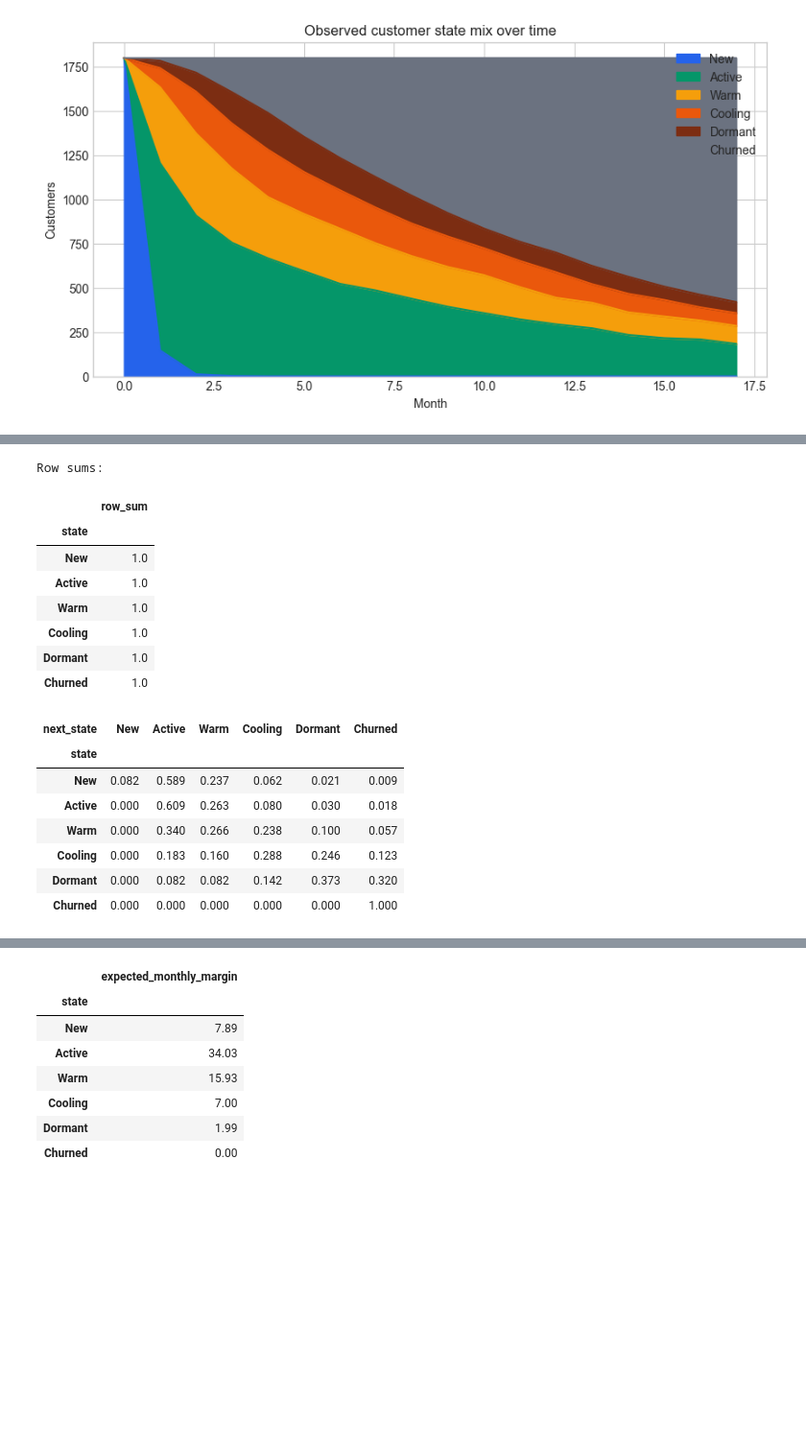
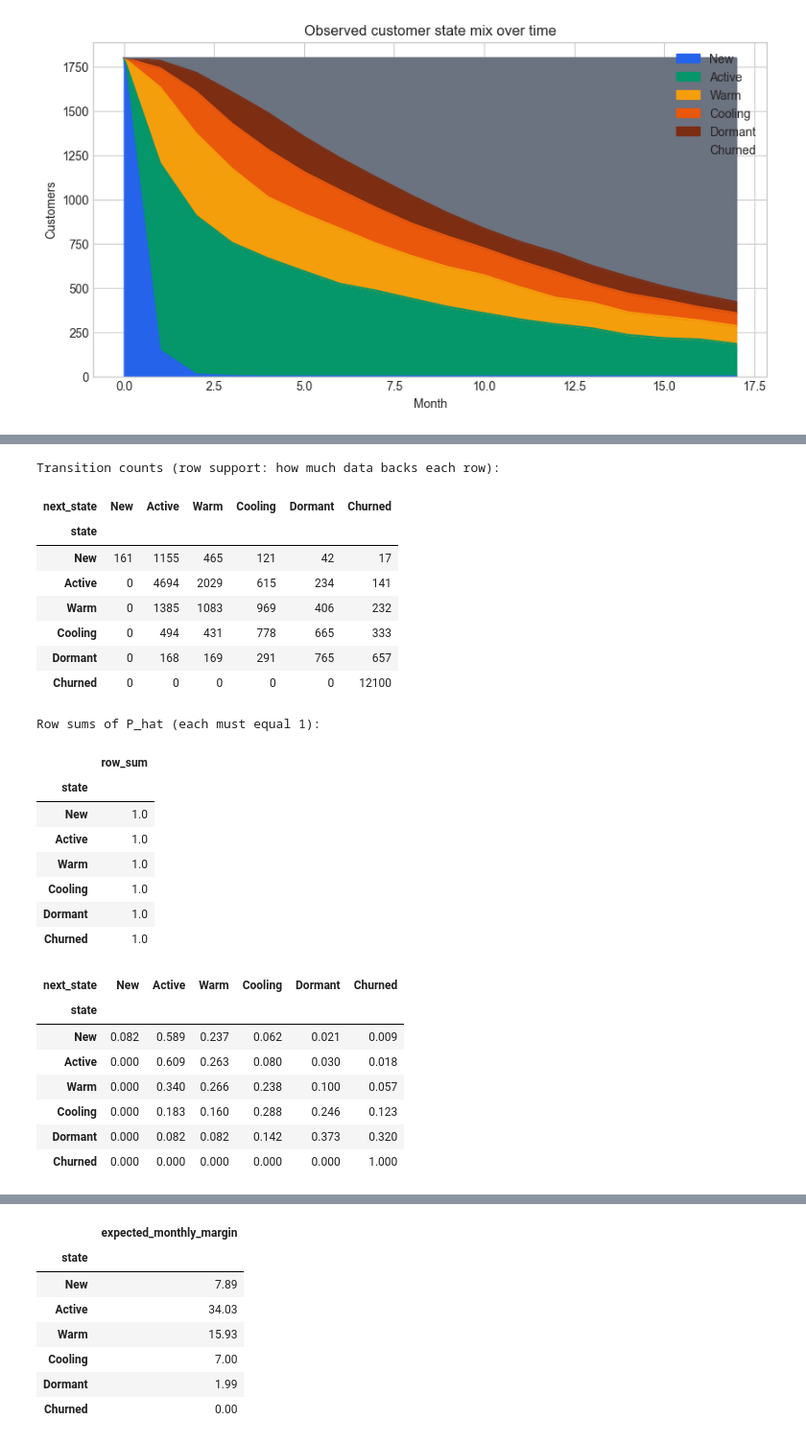
Before and after one commit to josephazar/Survival_Analysis_Demo, a Jupyter notebook: btyd_analysis/LTV_Markov_Intro_End_to_End_Project.ipynb, the cells around one changed output, grey strips where cells are left out. Shown at 96% size. Saved outputs shown, nothing was run; the diff lists cells and outputs as text; code cells hidden in the pictures; blank space fills up the shorter version.

```diff
--- a/btyd_analysis/LTV_Markov_Intro_End_to_End_Project.ipynb
+++ b/btyd_analysis/LTV_Markov_Intro_End_to_End_Project.ipynb
@@ -143,35 +158,69 @@ Example interpretation:
 # %%
 next_month = customer_month.copy()
 next_month["month"] = next_month["month"] - 1
 transitions = customer_month.merge(
     next_month[["customer_id", "month", "state"]].rename(columns={"state": "next_state"}),
     on=["customer_id", "month"],
     how="inner",
 )
 
-transition_counts = pd.crosstab(transitions["state"], transitions["next_state"]).reindex(index=states, columns=states, fill_value=0)
-P_hat = transition_counts.div(transition_counts.sum(axis=1), axis=0).fillna(0)
-P_hat.loc["Churned"] = [0, 0, 0, 0, 0, 1]
 
-print("Row sums:")
+def estimate_transition_matrix(transitions_df, absorbing=("Churned",)):
+    """Turn observed (state, next_state) pairs into a row-stochastic matrix.
+
+    A never-visited state would silently produce a non-stochastic all-zero row
+    if we just divided row counts and filled NaNs with 0, so we assert support
+    explicitly and fail loudly instead.
+    """
+    counts = pd.crosstab(transitions_df["state"], transitions_df["next_state"]).reindex(
+        index=states, columns=states, fill_value=0
+    )
+    row_support = counts.sum(axis=1)
+    unvisited = [s for s in states if s not in absorbing and row_support[s] == 0]
+    if unvisited:
+        raise ValueError(
+            f"No observed transitions out of non-absorbing state(s) {unvisited}; "
+            "the estimate would contain non-stochastic rows. Merge or drop these states."
+        )
+    P = counts.div(row_support.replace(0, np.nan), axis=0)
+    for s in absorbing:
+        # Absorbing rows are set programmatically from the state list (identity row).
+        P.loc[s] = [1.0 if col == s else 0.0 for col in states]
+    return counts, P
+
+
+transition_counts, P_hat = estimate_transition_matrix(transitions)
+
+print("Transition counts (row support: how much data backs each row):")
+display(transition_counts)
+print("Row sums of P_hat (each must equal 1):")
 display(P_hat.sum(axis=1).round(6).to_frame("row_sum"))
 P_hat.round(3)
 # %% [output]
-Row sums:
+Transition counts (row support: how much data backs each row):
-|  | row_sum |
-| state |  |
-| New | 1.0 |
-| Active | 1.0 |
-| Warm | 1.0 |
-| Cooling | 1.0 |
-| Dormant | 1.0 |
-| Churned | 1.0 |
+| next_state | New | Active | Warm | Cooling | Dormant | Churned |
+| state |  |  |  |  |  |  |
+| New | 161 | 1155 | 465 | 121 | 42 | 17 |
+| Active | 0 | 4694 | 2029 | 615 | 234 | 141 |
+| Warm | 0 | 1385 | 1083 | 969 | 406 | 232 |
+| Cooling | 0 | 494 | 431 | 778 | 665 | 333 |
+| Dormant | 0 | 168 | 169 | 291 | 765 | 657 |
+| Churned | 0 | 0 | 0 | 0 | 0 | 12100 |
+Row sums of P_hat (each must equal 1):
-| next_state | New | Active | Warm | Cooling | Dormant | Churned |
-| state |  |  |  |  |  |  |
-| New | 0.082 | 0.589 | 0.237 | 0.062 | 0.021 | 0.009 |
-| Active | 0.000 | 0.609 | 0.263 | 0.080 | 0.030 | 0.018 |
-| Warm | 0.000 | 0.340 | 0.266 | 0.238 | 0.100 | 0.057 |
-| Cooling | 0.000 | 0.183 | 0.160 | 0.288 | 0.246 | 0.123 |
-| Dormant | 0.000 | 0.082 | 0.082 | 0.142 | 0.373 | 0.320 |
-| Churned | 0.000 | 0.000 | 0.000 | 0.000 | 0.000 | 1.000 |
+|  | row_sum |
+| state |  |
+| New | 1.0 |
+| Active | 1.0 |
+| Warm | 1.0 |
+| Cooling | 1.0 |
+| Dormant | 1.0 |
+| Churned | 1.0 |
+| next_state | New | Active | Warm | Cooling | Dormant | Churned |
+| state |  |  |  |  |  |  |
+| New | 0.082 | 0.589 | 0.237 | 0.062 | 0.021 | 0.009 |
+| Active | 0.000 | 0.609 | 0.263 | 0.080 | 0.030 | 0.018 |
+| Warm | 0.000 | 0.340 | 0.266 | 0.238 | 0.100 | 0.057 |
+| Cooling | 0.000 | 0.183 | 0.160 | 0.288 | 0.246 | 0.123 |
+| Dormant | 0.000 | 0.082 | 0.082 | 0.142 | 0.373 | 0.320 |
+| Churned | 0.000 | 0.000 | 0.000 | 0.000 | 0.000 | 1.000 |
 # %%
```
Also changed, not shown: parts of 26 cells of this notebook, 16 other files.
